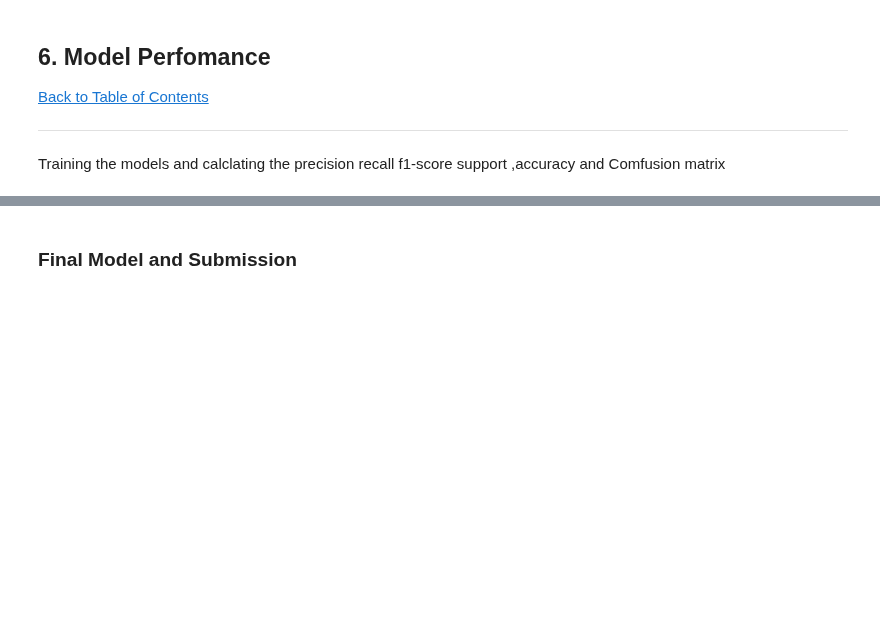
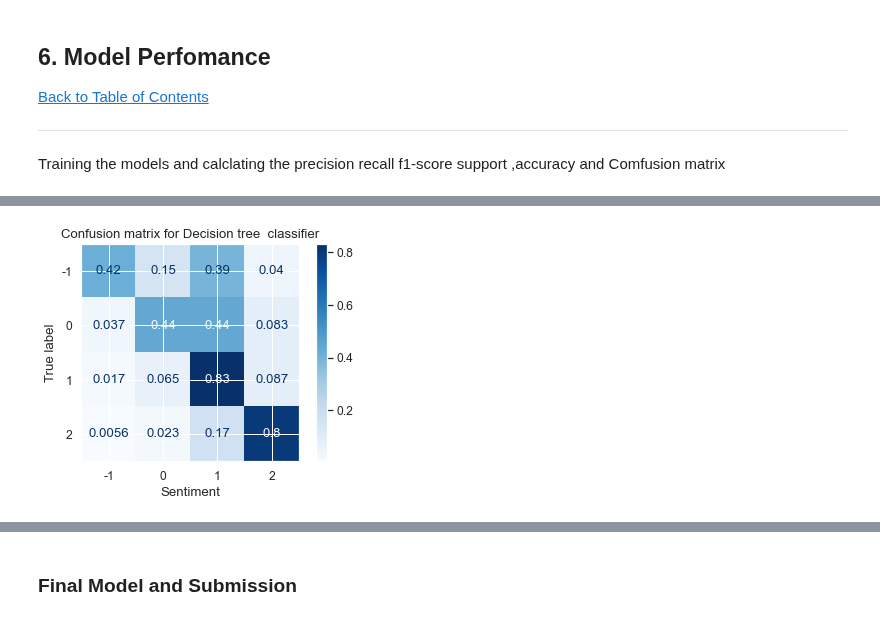
Before and after one commit to ethanmacrae/classification-predict-streamlit-template, a Jupyter notebook: Classification Predict Notebook .ipynb, the cells around one changed output, grey strips where cells are left out. Drawn from its saved outputs; the diff is of its cells as text; code cells hidden in the pictures; blank space fills up the shorter version.

```diff
--- a/Classification Predict Notebook .ipynb
+++ b/Classification Predict Notebook .ipynb
@@ -816,11 +820,13 @@ weighted avg       0.63      0.63      0.63      3164
 # %%
-matrix = plot_confusion_matrix(dclf, tf_X_test, y_test,
+matrix = plot_confusion_matrix(sgc , tf_X_test, y_test,
                                  cmap=plt.cm.Blues,
                                  normalize='true')
 plt.title('Confusion matrix for Decision tree  classifier')
 plt.xlabel("Sentiment")
 plt.show(matrix)
 plt.show()
+# %% [output]
+[figure, added]
 # %%
 #Sgc Results
 print(classification_report(y_test,Sgc_pred))
```
Also changed, not shown: parts of 14 cells of this notebook.
